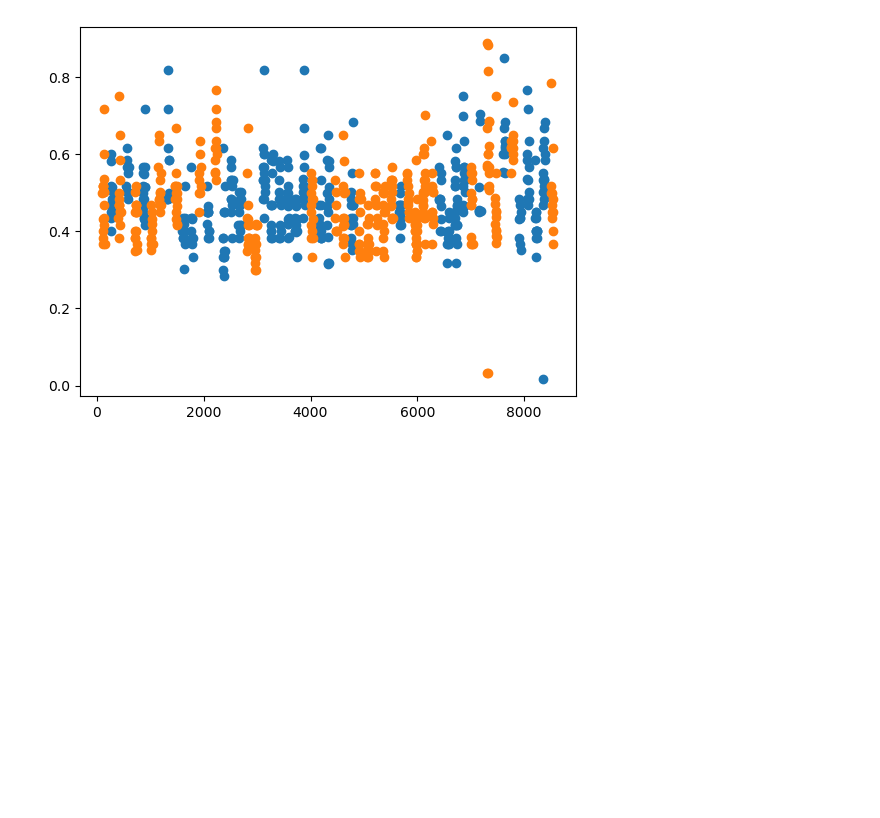
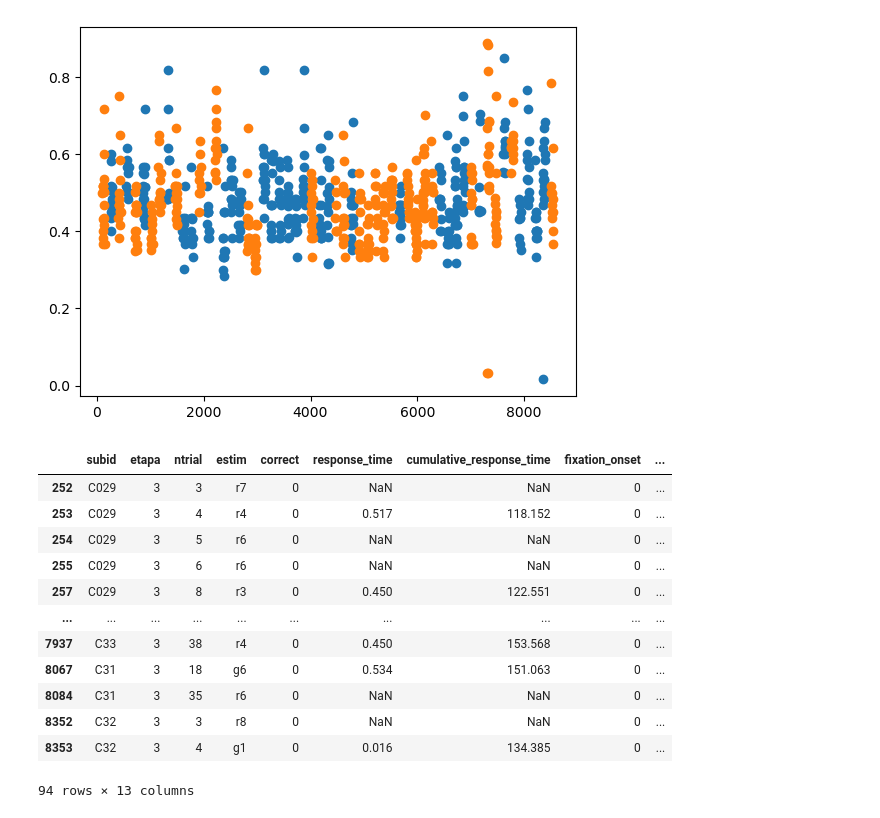
Before and after one commit to lucas-dobrovolski/Neuro, a Jupyter notebook: analisis neuro.ipynb, the cells around one changed output. Drawn from its saved outputs; the diff is of its cells as text; code cells hidden in the pictures; blank space fills up the shorter version.

```diff
--- a/analisis neuro.ipynb
+++ b/analisis neuro.ipynb
@@ -176,3 +176,19 @@ plt.scatter(rt_df_N3.index,rt_df_N3)
 # %% [output]
 <matplotlib.collections.PathCollection at 0x...>
 [figure]
+# %%
+df_C3[df_C3['correct']==0]
+# %% [output]
+|  | subid | etapa | ntrial | estim | correct | response_time | cumulative_response_time | fixation_onset | ... |
+| 252 | C029 | 3 | 3 | r7 | 0 | NaN | NaN | 0 | ... |
+| 253 | C029 | 3 | 4 | r4 | 0 | 0.517 | 118.152 | 0 | ... |
+| 254 | C029 | 3 | 5 | r6 | 0 | NaN | NaN | 0 | ... |
+| 255 | C029 | 3 | 6 | r6 | 0 | NaN | NaN | 0 | ... |
+| 257 | C029 | 3 | 8 | r3 | 0 | 0.450 | 122.551 | 0 | ... |
+| ... | ... | ... | ... | ... | ... | ... | ... | ... | ... |
+| 7937 | C33 | 3 | 38 | r4 | 0 | 0.450 | 153.568 | 0 | ... |
+| 8067 | C31 | 3 | 18 | g6 | 0 | 0.534 | 151.063 | 0 | ... |
+| 8084 | C31 | 3 | 35 | r6 | 0 | NaN | NaN | 0 | ... |
+| 8352 | C32 | 3 | 3 | r8 | 0 | NaN | NaN | 0 | ... |
+| 8353 | C32 | 3 | 4 | g1 | 0 | 0.016 | 134.385 | 0 | ... |
+94 rows × 13 columns
```
Also changed, not shown: parts of 1 cell of this notebook.
